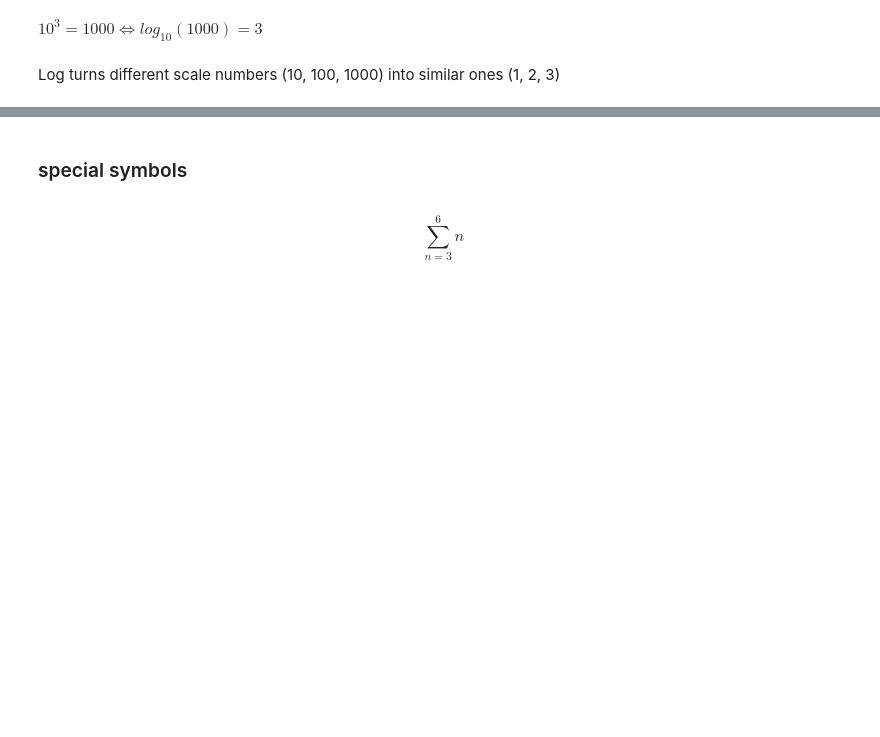
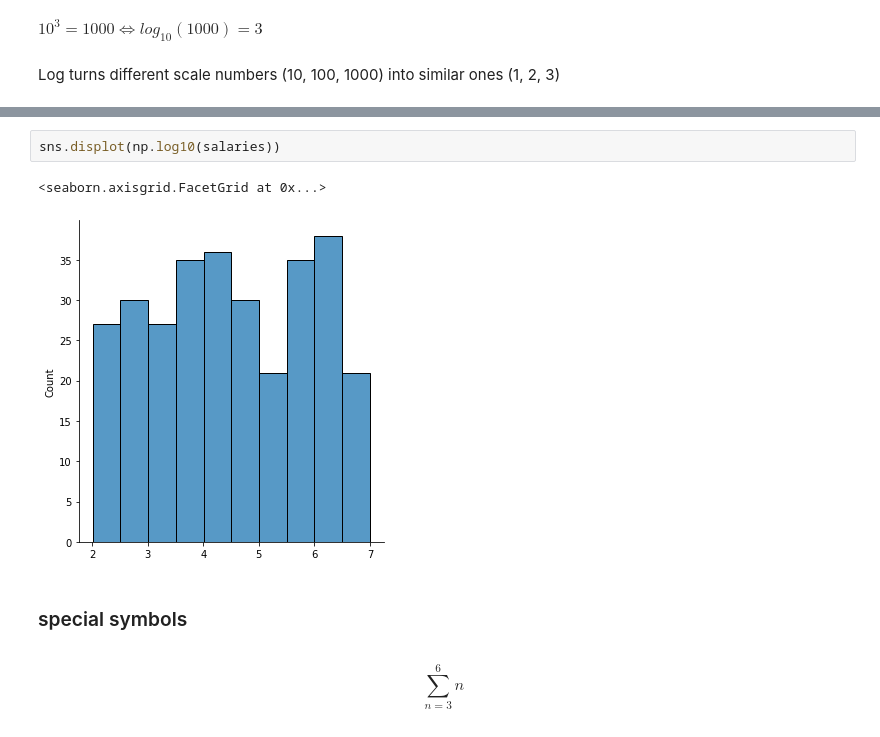
Before and after one commit to Ironhack-Data-Madrid-Mayo-2021/Classroom-Materials, a Jupyter notebook: week_05/01-math-refresher.ipynb, the cells around one changed output, grey strips where cells are left out. Saved outputs shown, nothing was run; the diff lists cells and outputs as text; blank space fills up the shorter version.

```diff
--- a/week_05/01-math-refresher.ipynb
+++ b/week_05/01-math-refresher.ipynb
@@ -259,3 +343,8 @@ Log turns different scale numbers (10, 100, 1000) into similar ones (1, 2, 3)
+# %%
+sns.displot(np.log10(salaries))
+# %% [output]
+<seaborn.axisgrid.FacetGrid at 0x...>
+[figure, added]
 # %% [markdown]
 ### special symbols
 # %% [markdown]
```
Also changed, not shown: parts of 49 cells of this notebook.
